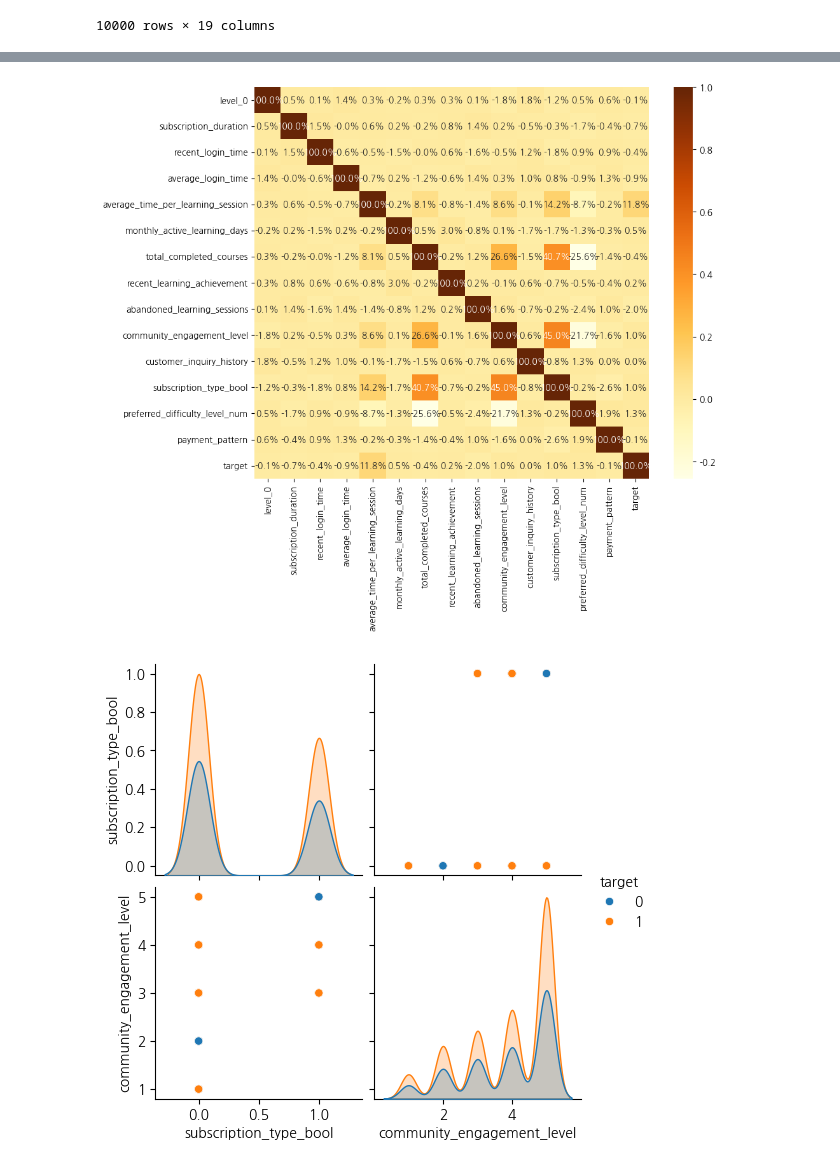
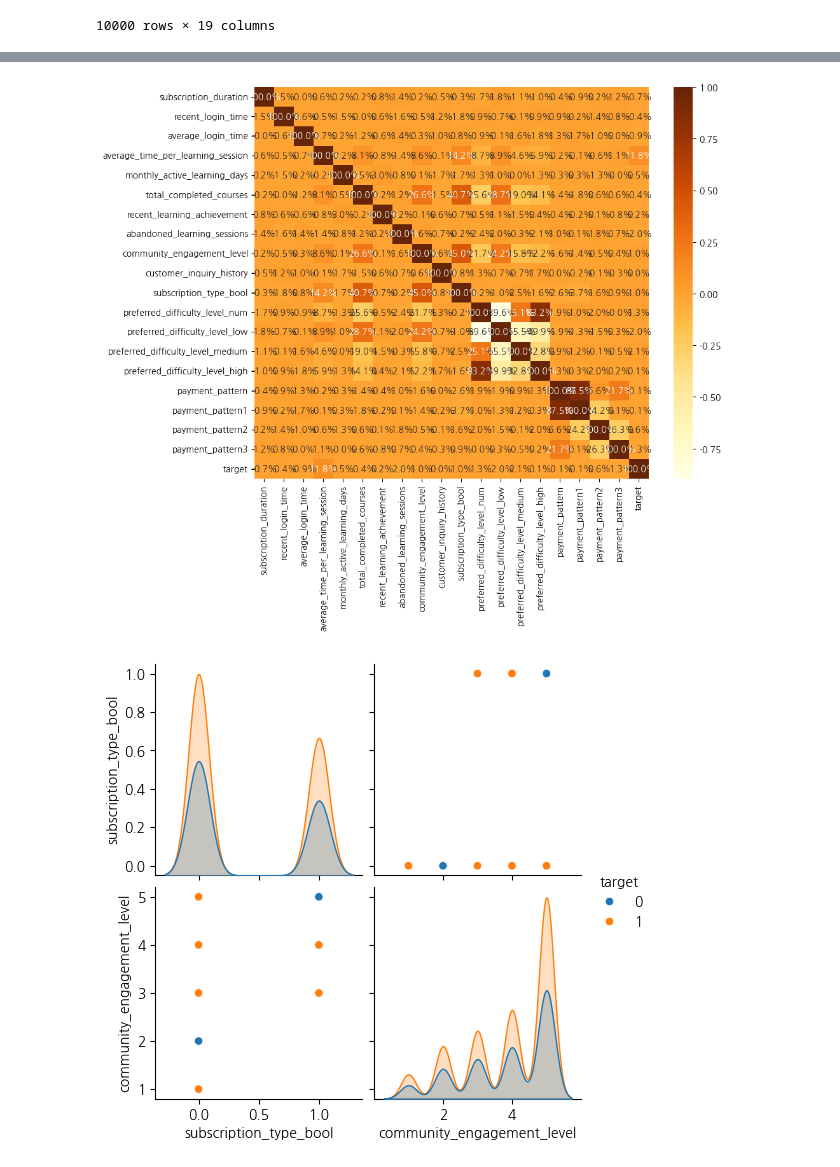
Before and after one commit to min01118/WASSUP4, a Jupyter notebook: 05_Data_Analysis/DA_Mini_Project.ipynb, the cells around one changed output, grey strips where cells are left out. Drawn from its saved outputs; the diff is of its cells as text; code cells hidden in the pictures.

```diff
--- a/05_Data_Analysis/DA_Mini_Project.ipynb
+++ b/05_Data_Analysis/DA_Mini_Project.ipynb
@@ -554,3 +554,7 @@ b_df
 | 9998 | 9998 | 5659 | fff3144f | 10 | 1 | 12.467311 | ... |
 | 9999 | 9999 | 2738 | ffff071d | 11 | 2 | 15.692830 | ... |
 10000 rows × 19 columns
+# %%
+df["payment_pattern1"] =(4<=df["payment_pattern"] )&(df["payment_pattern"]<=7)
+df["payment_pattern2"] =(2==df["payment_pattern"] )|(df["payment_pattern"]==3)|(df["payment_pattern"]==6)
+df["payment_pattern3"] =(1==df["payment_pattern"] )|(df["payment_pattern"]==3)|(df["payment_pattern"]==5)|(df["payment_pattern"]==7)
@@ -557,14 +577,41 @@ b_df
+# %%
+df['preferred_difficulty_level_low'] = df['preferred_difficulty_level'] == 'Low'
+df['preferred_difficulty_level_medium'] = df['preferred_difficulty_level'] == 'Medium'
+df['preferred_difficulty_level_high'] = df['preferred_difficulty_level'] == 'High'
 # %%
 #user_id 순서하고 상관없음
 import seaborn as sns
-df_c = b_df["level_0\tsubscription_duration	recent_login_time	average_login_time	average_time_per_learning_session	monthly_active_learning_days	total_completed_courses	recent_learning_achievement	abandoned_learning_sessions	community_engagement_level	customer_inquiry_history\tsubscription_type_bool\tpreferred_difficulty_level_num	payment_pattern	target".split("\t")]
+
+
+
+df_c = df[[
+ 'subscription_duration',
+ 'recent_login_time',
+ 'average_login_time',
+ 'average_time_per_learning_session',
+ 'monthly_active_learning_days',
+ 'total_completed_courses',
+ 'recent_learning_achievement',
+ 'abandoned_learning_sessions',
+ 'community_engagement_level',
+ 'customer_inquiry_history',
+ 'subscription_type_bool',
+ 'preferred_difficulty_level_num',
+ 'preferred_difficulty_level_low',
+ 'preferred_difficulty_level_medium',
+ 'preferred_difficulty_level_high',
+ 'payment_pattern',
+ 'payment_pattern1',
+ 'payment_pattern2',
+ 'payment_pattern3',
+ 'target']]
 corr=df_c.corr()
 plt.figure(figsize=(10, 8))
 sns.heatmap(corr, annot=True, fmt=".1%", cmap='YlOrBr')
 
 plt.show()
 # %% [output]
-[figure, old version]
+[figure, new version]
 # %%
 # %% [output]
 [figure]
```
Also changed, not shown: parts of 40 cells of this notebook.
